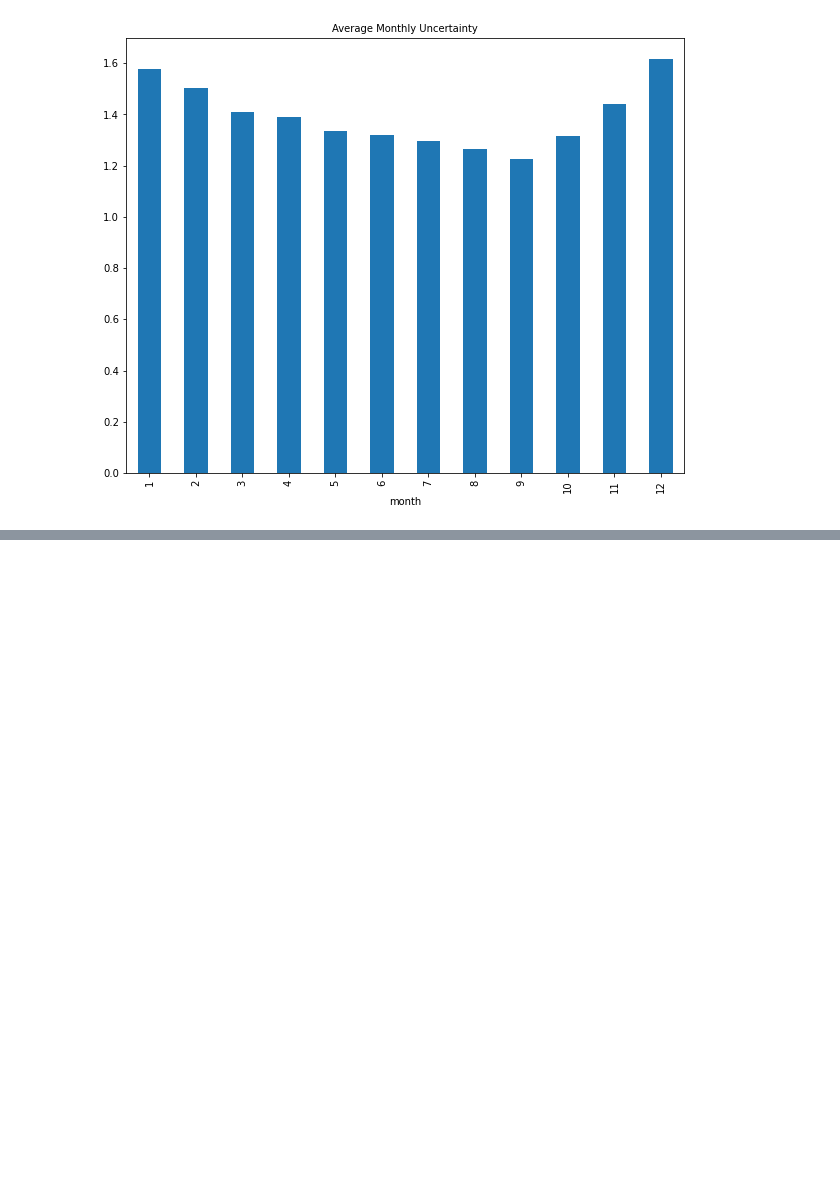
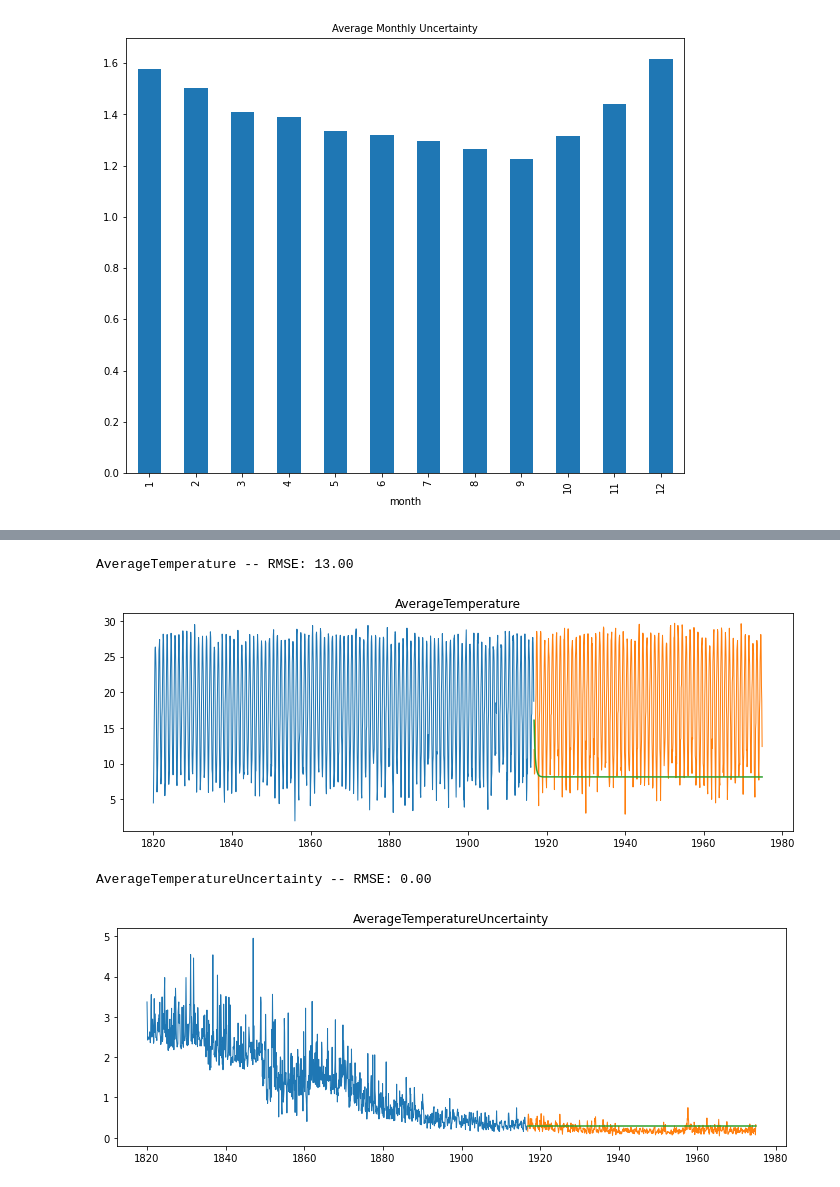
Before and after one commit to gabrielatijerina/time-series-analysis, a Jupyter notebook: forecasting-temp-report-texas.ipynb, the cells around one changed output, grey strips where cells are left out. Cells and saved outputs as stored; diff of their text form; code cells hidden in the pictures; blank space fills up the shorter version.

```diff
--- a/forecasting-temp-report-texas.ipynb
+++ b/forecasting-temp-report-texas.ipynb
@@ -278,0 +461,9 @@ plt.show()
+# %%
+for col in train.columns:
+    model = Holt(train[col], exponential=True, damped=True)
+    model = model.fit(optimized=True)
+    yhat_items = model.predict(start = validate.index[0],
+                               end = validate.index[-1])
+    yhat_df[col] = round(yhat_items, 2)
+
+yhat_df.head()
@@ -278,0 +478,8 @@ plt.show()
+# %%
+for col in train.columns:
+    plot_and_eval(target_var = col)
+# %% [output]
+AverageTemperature -- RMSE: 13.00
+[figure, added]
+AverageTemperatureUncertainty -- RMSE: 0.00
+[figure, added]
```
Also changed, not shown: parts of 41 cells of this notebook, 1 other file.
